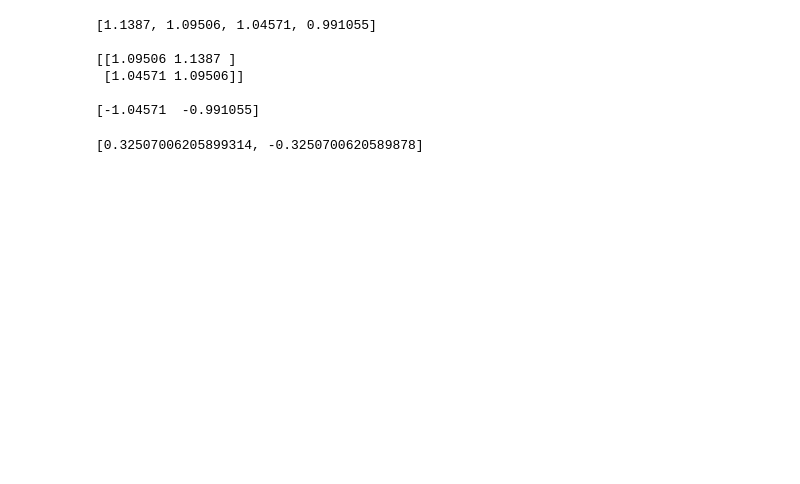
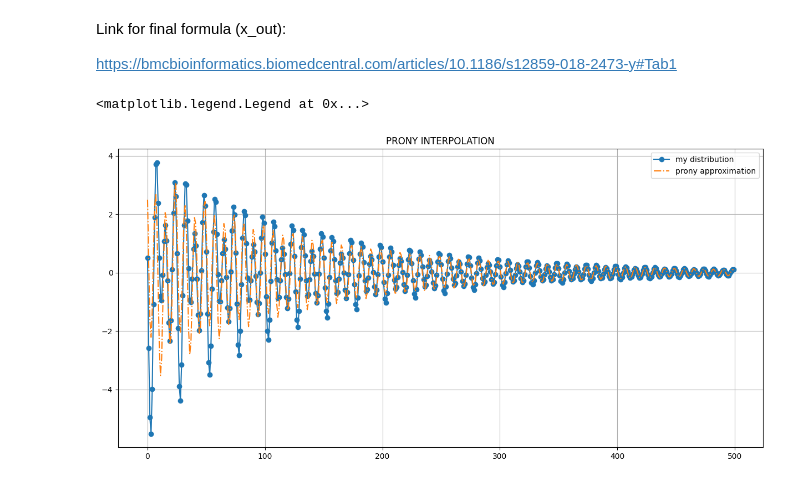
Before and after one commit to GlanceFromTheScreen/BigData-and-Statistics, a Jupyter notebook: prony_method.ipynb, the cells around one changed output. Cells and saved outputs as stored; diff of their text form; code cells hidden in the pictures; blank space fills up the shorter version.

Commit message:
working prony

```diff
--- a/prony_method.ipynb
+++ b/prony_method.ipynb
@@ -1,9 +1,10 @@
 # %%
-import scipy as sc
 import numpy as np
 import matplotlib.pyplot as plt
-plt.rcParams['figure.figsize'] = [15, 10]
+import math
+import cmath
+import pandas as pd
 import warnings
-from statistics import mean, median
+from statistics import mean
 warnings.filterwarnings('ignore')
-import math
+plt.rcParams['figure.figsize'] = [15, 7]
@@ -13,12 +19,8 @@ from sklearn.linear_model import LinearRegression
 # %%
 h = 0.02
-sample_size = 10
-dt = 1  # period of descritization
-p = 3  # Prony param: depth of the model
+sample_size = 500
+dt = 1  # period of discretization
+p = 100  # Prony param: depth of the model (Prony occasionally doesn't work with some values)
 
 my_d = \
     [sum([k*math.exp(-h*i / k) * math.cos(4*math.pi*k*h*i + math.pi/k) for k in range(1, 4)]) for i in range(sample_size)]
-
-my_d = [1.1387, 1.09506, 1.04571, 0.991055]
-p = 2
-sample_size = 4
@@ -27,28 +33,40 @@ Prony Method
 # %%
 x_left = np.array([[my_d[p-i+j-1] for i in range(p)] for j in range(sample_size - p)])
 x_right = np.array([-my_d[p+j] for j in range(sample_size - p)])
-
-model = LinearRegression()
-model.fit(x_left, x_right)
-print(my_d)
-print()
-print(x_left)
-print()
-print(x_right)
-
 a_vector = np.linalg.solve(x_left.T.dot(x_left), x_left.T.dot(x_right))
 z_vector = np.roots(np.append(1, a_vector))
+
+# frequencies:
 f_vector = [1 / (2 * math.pi * dt) * math.atan(z_vector[i].imag / z_vector[i].real) for i in range(p)]
+
+# dumping param:
 alfa_vector = [1 / dt * math.log(abs(z_vector[i])) for i in range(p)]
+
+# h values:
 z_left = np.array([[z_vector[i] ** j for i in range(p)]for j in range(sample_size)])
 h_vector = np.linalg.solve(z_left.T.dot(z_left), z_left.T.dot(my_d))
+
+# amplitude:
 A_vector = [abs(h_vector[k]) for k in range(p)]
+
+# phase:
 phi_vector = [math.atan(h_vector[i].imag / h_vector[i].real) for i in range(p)]
-# %% [output]
-[1.1387, 1.09506, 1.04571, 0.991055]
-
-[[1.09506 1.1387 ]
- [1.04571 1.09506]]
-
-[-1.04571  -0.991055]
-[0.32507006205899314, -0.3250700620589878]
+# %% [markdown]
+Link for final formula (x_out):
+
+https://bmcbioinformatics.biomedcentral.com/articles/10.1186/s12859-018-2473-y#Tab1
+# %%
+x_out = [sum([A_vector[k-1] *
+              cmath.exp(complex(0,1) * phi_vector[k-1]) *
+              cmath.exp((alfa_vector[k-1] + complex(0,1) * math.pi * 2 * f_vector[k-1]) *
+                        dt * n)
+              for k in range(1, p+1)]) for n in range(sample_size)]
+# %%
+plt.plot(range(sample_size), my_d, marker="o",  label='my distribution')
+plt.plot(range(sample_size), x_out, '-.',  label='prony approximation')
+plt.title('PRONY INTERPOLATION')
+plt.grid()
+plt.legend()
+# %% [output]
+<matplotlib.legend.Legend at 0x...>
+[figure, added]
```
Also changed, not shown: parts of 14 cells of this notebook, 1 other file.
